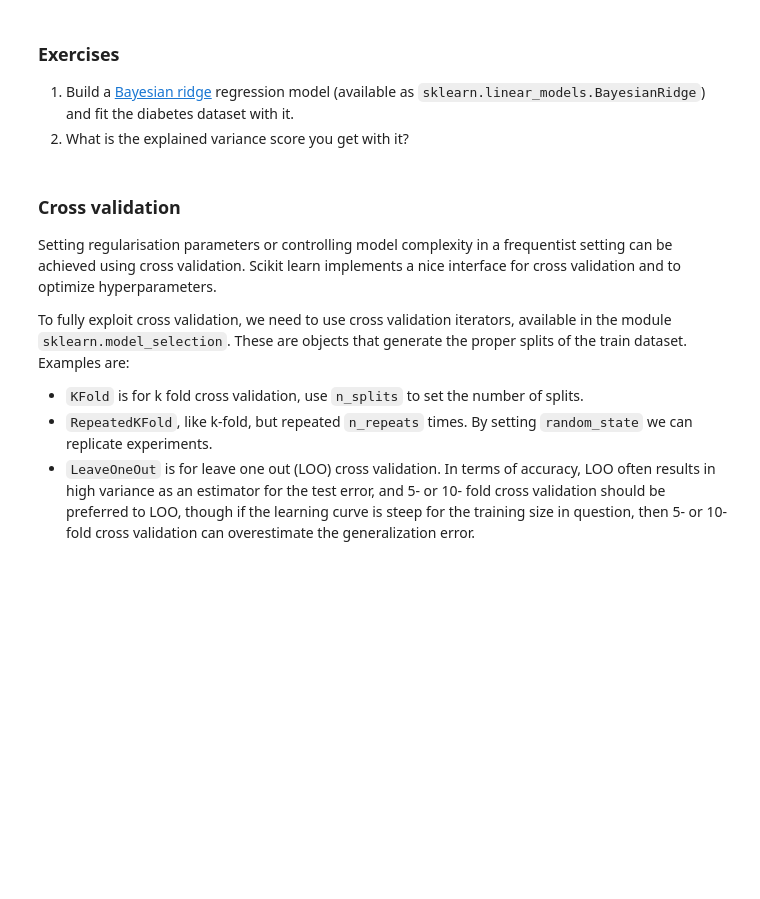
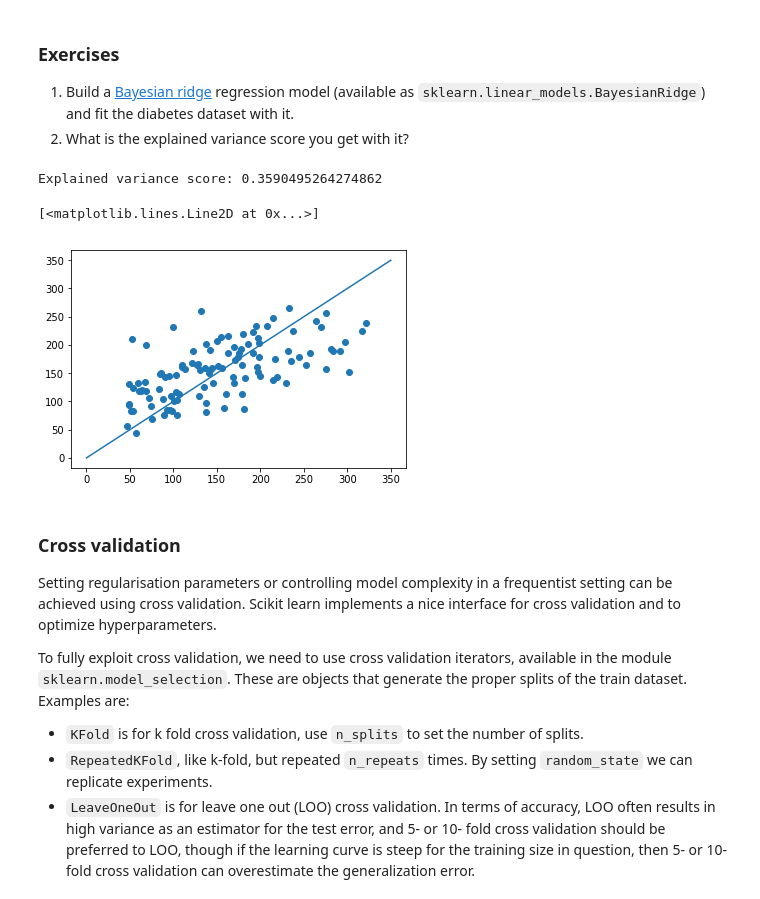
Before and after one commit to lucianopaz/statistical_machine_learning, a Jupyter notebook: notebooks/Scikit-Learn tutorial.ipynb, the cells around one changed output. Cells and saved outputs as stored; diff of their text form; code cells hidden in the pictures; blank space fills up the shorter version.

```diff
--- a/notebooks/Scikit-Learn tutorial.ipynb
+++ b/notebooks/Scikit-Learn tutorial.ipynb
@@ -364,6 +417,19 @@ Explained variance score: 0.35573555529892387
 ### Exercises
 1. Build a [Bayesian ridge](https://scikit-learn.org/stable/modules/linear_model.html#bayesian-ridge-regression) regression model (available as `sklearn.linear_models.BayesianRidge`) and fit the diabetes dataset with it.
 2. What is the explained variance score you get with it?
+# %%
+regressor = linear_model.BayesianRidge()
+regressor.fit(diabetes_X_train, diabetes_y_train)
+print("Explained variance score:", regressor.score(diabetes_X_test, diabetes_y_test))
+
+y_predict = regressor.predict(diabetes_X_test)
+plt.figure()
+plt.scatter(diabetes_y_test,y_predict)
+plt.plot(np.linspace(0,350,100),np.linspace(0,350,100))
+# %% [output]
+Explained variance score: 0.3590495264274862
+[<matplotlib.lines.Line2D at 0x...>]
+[figure, added]
 # %% [markdown]
 ### Cross validation
 Setting regularisation parameters or controlling model complexity in a frequentist setting can be achieved using cross validation. Scikit learn implements a nice interface for cross validation and to optimize hyperparameters.
```
Also changed, not shown: parts of 16 cells of this notebook, 1 other file.
